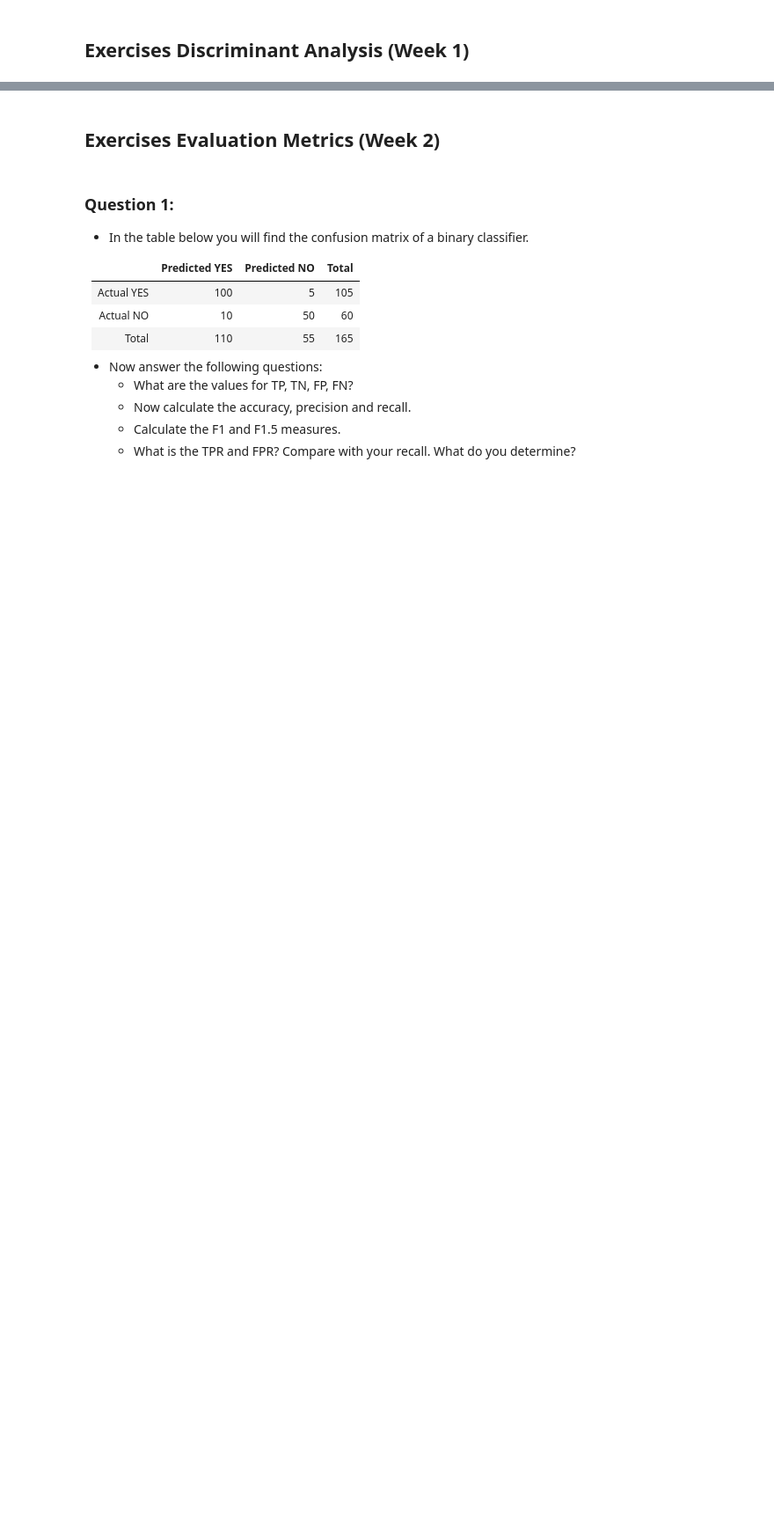
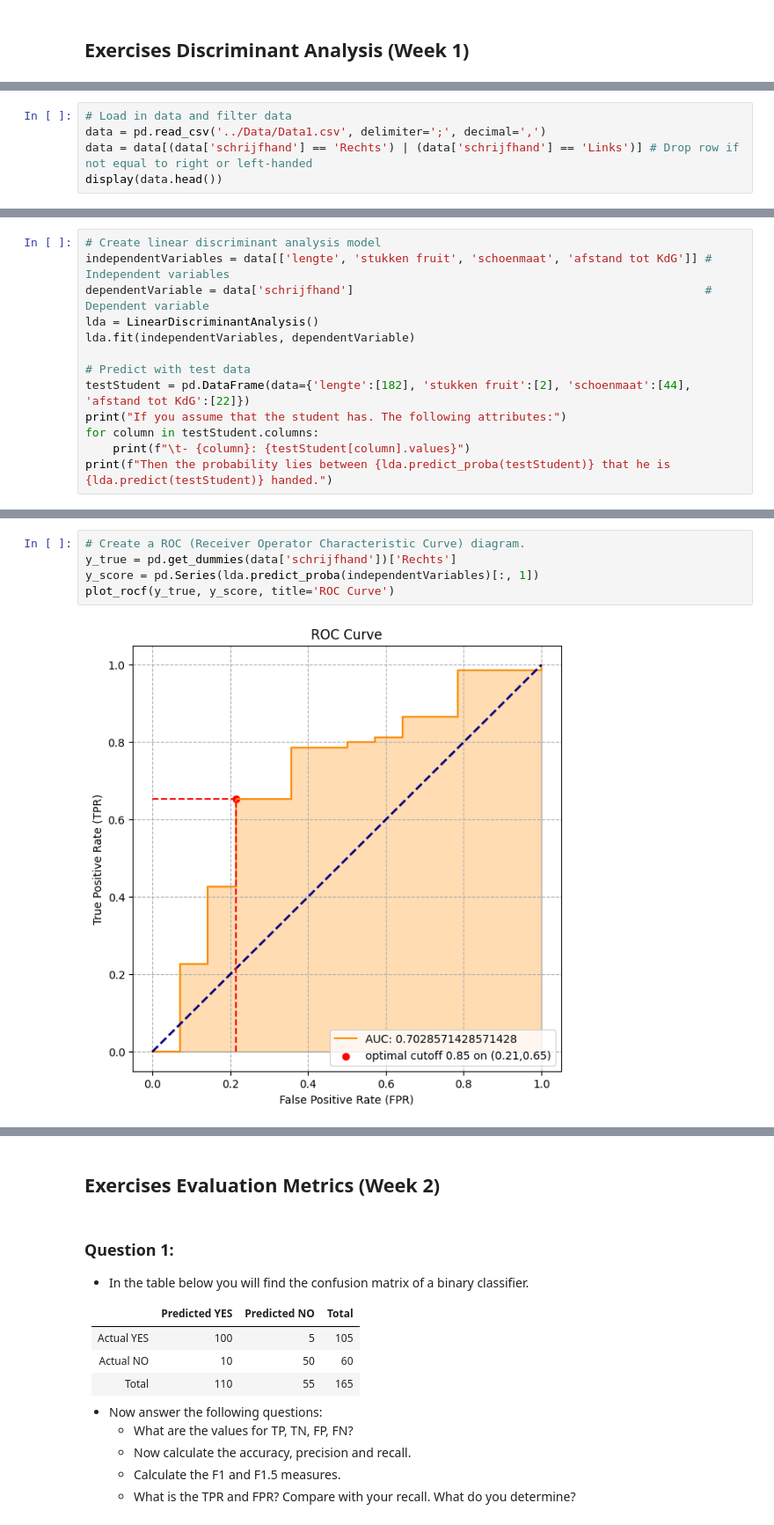
Before and after one commit to EliasDeHondt/DataScience2, a Jupyter notebook: Exam/P4 Example Exam.ipynb, the cells around one changed output, grey strips where cells are left out. Shown at 88% size. Drawn from its saved outputs; the diff is of its cells as text; blank space fills up the shorter version.

```diff
--- a/Exam/P4 Example Exam.ipynb
+++ b/Exam/P4 Example Exam.ipynb
@@ -41,3 +148,8 @@ warnings.filterwarnings("ignore")
 - What is the accuracy of the discriminant analysis where height and shoe size predict the number of brothers and sisters?
 
 **Name of Columns**: `gapminder` `schrijfhand` `schoenmaat` `lengte` `bloedgroep` `resus` `siblings` `Samenzweringen` `rijbewijs` `domicilie in Antwerpen` `afstudeerrichting` `vrijetijdsbesteding` `uren wiskunde` `informatica` `belangrijk` `uren buiten schooluren` `afstand tot KdG` `vervoersmiddel` `klimaatopwarming` `zakgeld` `stukken fruit` `fruitvoorkeur` `besturingssysteem` `belangrijkste app` `M1 - stelen` `M2 - team` `M3 - beschermen` `M4 - voorbeeld` `M5 - embryo` `M6 - vrijheid` `mascotte` `zwaarste vak` `boeienste vak` `studiepunt`
+# %%
+# Load in data and filter data
+data = pd.read_csv('../Data/Data1.csv', delimiter=';', decimal=',')
+data = data[(data['schrijfhand'] == 'Rechts') | (data['schrijfhand'] == 'Links')] # Drop row if not equal to right or left-handed
+display(data.head())
@@ -43,0 +164,13 @@ warnings.filterwarnings("ignore")
+# %%
+# Create linear discriminant analysis model
+independentVariables = data[['lengte', 'stukken fruit', 'schoenmaat', 'afstand tot KdG']] # Independent variables
+dependentVariable = data['schrijfhand']                                                   # Dependent variable
+lda = LinearDiscriminantAnalysis()
+lda.fit(independentVariables, dependentVariable)
+
+# Predict with test data
+testStudent = pd.DataFrame(data={'lengte':[182], 'stukken fruit':[2], 'schoenmaat':[44], 'afstand tot KdG':[22]})
+print("If you assume that the student has. The following attributes:")
+for column in testStudent.columns:
+    print(f"\t- {column}: {testStudent[column].values}")
+print(f"Then the probability lies between {lda.predict_proba(testStudent)} that he is {lda.predict(testStudent)} handed.")
@@ -43,0 +238,7 @@ warnings.filterwarnings("ignore")
+# %%
+# Create a ROC (Receiver Operator Characteristic Curve) diagram.
+y_true = pd.get_dummies(data['schrijfhand'])['Rechts']
+y_score = pd.Series(lda.predict_proba(independentVariables)[:, 1])
+plot_rocf(y_true, y_score, title='ROC Curve')
+# %% [output]
+[figure, added]
```
Also changed, not shown: parts of 26 cells of this notebook, 13 other files.
